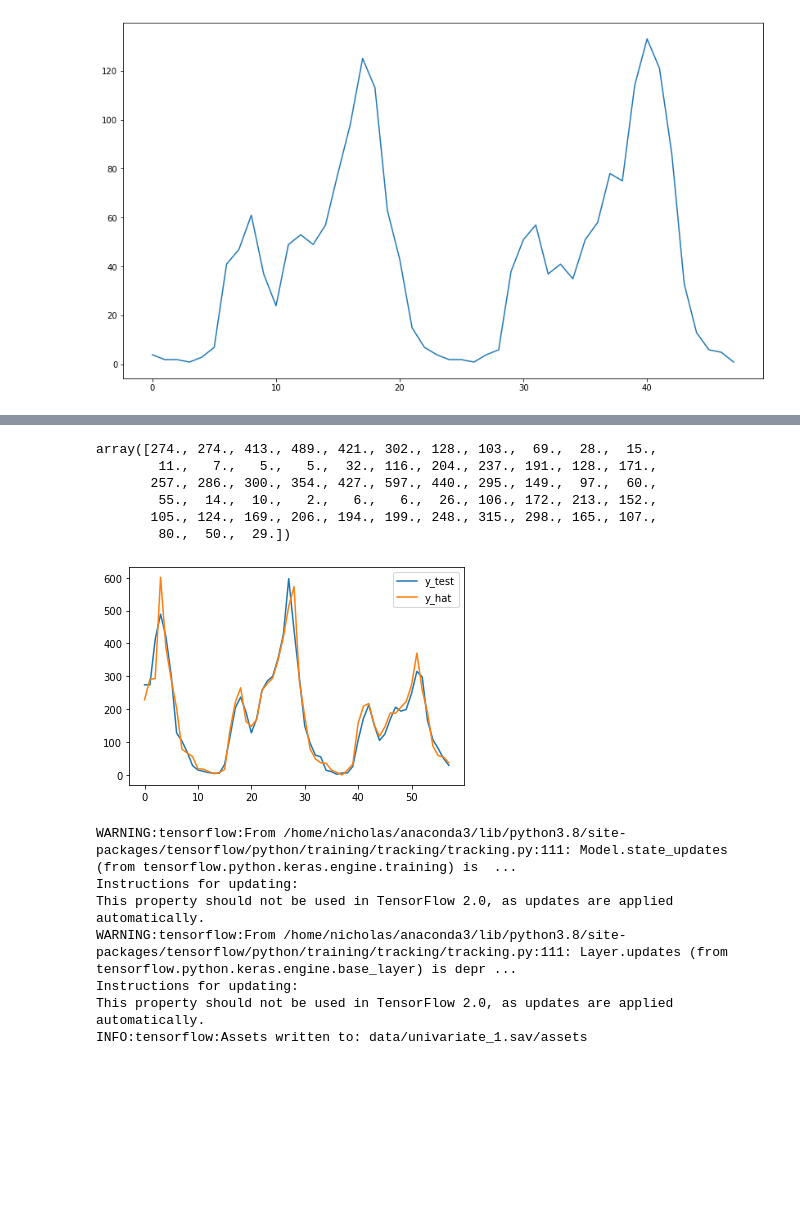
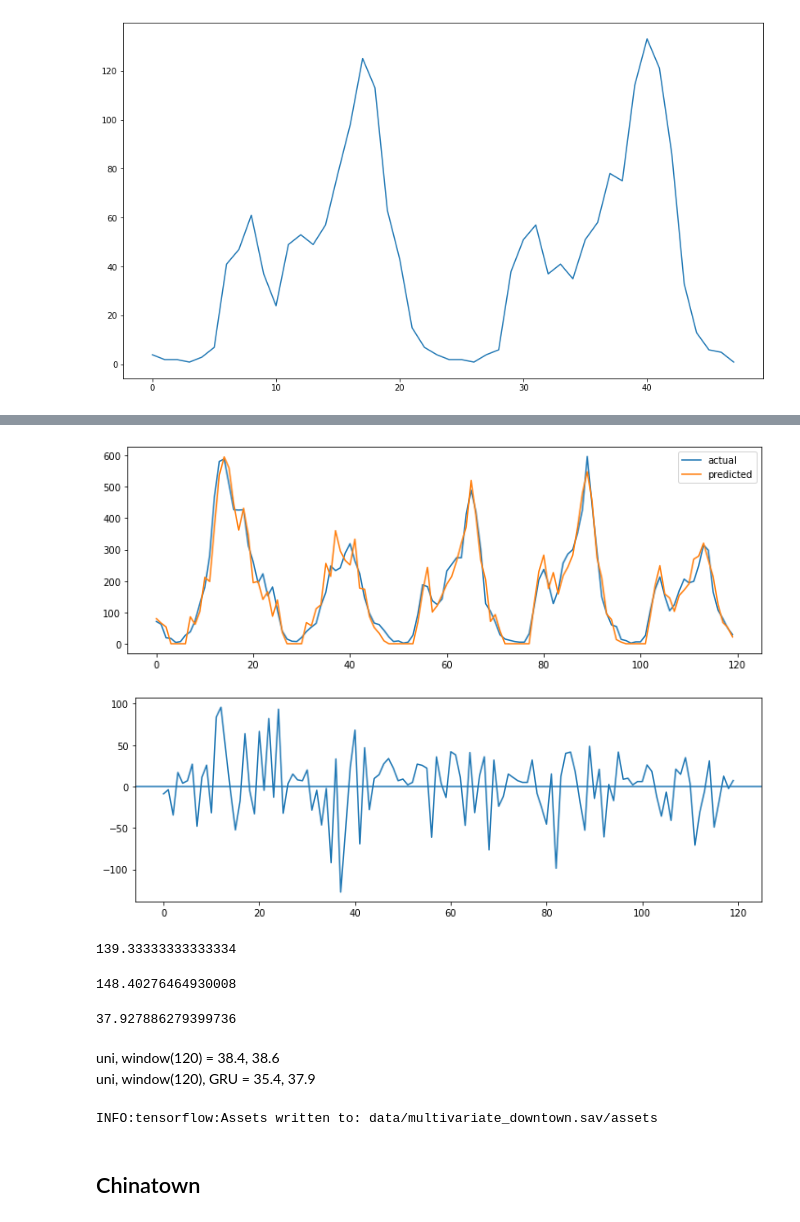
Before and after one commit to nick-kopy/Predicting-Bike-Rental-Station-Traffic, a Jupyter notebook: cap3.ipynb, the cells around one changed output, grey strips where cells are left out. Saved outputs shown, nothing was run; the diff lists cells and outputs as text; code cells hidden in the pictures; blank space fills up the shorter version.

Commit message:
included gru model

```diff
--- a/cap3.ipynb
+++ b/cap3.ipynb
@@ -526,9 +530,9 @@ def split_and_windowize(data, n_prev, fraction_test=0.1):
     return x_train, x_test, y_train, y_test
 # %%
-X_trainw, X_testw, y_trainw, y_testw = split_and_windowize(df_down_1[:, -1], 50, 0.001)
+X_train, X_test, y_train, y_test = split_and_windowize(df_down_1[:, -1], 120, 0.0001, univariate=True)
 
 print('original data shape', df_down_1.shape)
 
-X_trainw.shape, X_testw.shape, y_trainw.shape, y_testw.shape
+X_train.shape, X_test.shape, y_train.shape, y_test.shape
 # %% [output]
 original data shape (8760, 7)
@@ -546,9 +540,10 @@ X_train, X_test, y_train, y_test = tt_split(X, y, test_size=50)
 # %%
-model = tf.keras.Sequential()
-model.add(tf.keras.layers.LSTM(100, return_sequences=False))
-model.add(tf.keras.layers.Dense(1, activation='relu'))
-model.compile(optimizer='rmsprop', loss='mse')
+modeld = tf.keras.Sequential()
+modeld.add(tf.keras.layers.GRU(100, return_sequences=False))
+modeld.add(tf.keras.layers.Dropout(0.3))
+modeld.add(tf.keras.layers.Dense(1, activation='relu'))
+modeld.compile(optimizer='rmsprop', loss='mse')
 # %%
-model.fit(X_trainw, y_trainw, batch_size=16, epochs=50)
+modeld.fit(X_train, y_train, batch_size=16, epochs=50)
 # %% [output]
 Epoch 1/50
@@ -585,7 +582,7 @@ Trainable params: 40,901
 Non-trainable params: 0
 _________________________________________________________________
 # %%
-yhat = model.predict(X_testw)
+yhat = modeld.predict(X_test)
 
-yhat
+yhat.shape
 # %% [output]
@@ -609,31 +590,47 @@ array([[228.71759  ],
-# %%
-y_testw
-# %% [output]
-array([274., 274., 413., 489., 421., 302., 128., 103.,  69.,  28.,  15.,
-        11.,   7.,   5.,   5.,  32., 116., 204., 237., 191., 128., 171.,
-       257., 286., 300., 354., 427., 597., 440., 295., 149.,  97.,  60.,
-        55.,  14.,  10.,   2.,   6.,   6.,  26., 106., 172., 213., 152.,
-       105., 124., 169., 206., 194., 199., 248., 315., 298., 165., 107.,
-        80.,  50.,  29.])
 # %%
-fig, ax = plt.subplots()
+# Graph the holdout actual vs prediction
 
-ax.plot(np.arange(len(y_testw)), y_testw, label='y_test')
-ax.plot(np.arange(len(y_testw)), yhat, label='y_hat')
+fig, ax = plt.subplots(figsize=(12,4))
+
+ax.plot(np.arange(len(y_test)), y_test, label='actual')
+ax.plot(np.arange(len(y_test)), yhat, label='predicted')
 ax.legend();
 # %% [output]
-[figure, old version]
+[figure, new version]
+# %%
+# residuals plot
+
+fig, ax = plt.subplots(figsize=(12,4))
+
+ax.plot(np.arange(len(y_test)), (y_test - yhat.reshape(len(yhat))))
+ax.axhline();
+# %% [output]
+[figure, added]
+# %%
+# RMSE baseline model
+ybase = np.ones(len(y_test)) * X_test[:, 0, -1].mean()
+
+print(X_test[:, 0, -1].mean())
+
+mean_squared_error(y_test, ybase)**0.5
+# %% [output]
+139.33333333333334
+148.40276464930008
+# %%
+# RMSE of this model
+mean_squared_error(y_test, yhat)**0.5
+# %% [output]
+37.927886279399736
+# %% [markdown]
+uni, window(120) =  38.4, 38.6
+uni, window(120), GRU = 35.4, 37.9
 # %%
 # save model
-#model.save('data/univariate_1.sav')
+#model.save('data/multivariate_downtown.sav')
 
 # load model
-model = keras.models.load_model('data/univariate_1.sav')
+#model = tf.keras.models.load_model('data/univariate_downtown.sav')
 # %% [output]
-WARNING:tensorflow:From /home/nicholas/anaconda3/lib/python3.8/site-packages/tensorflow/python/training/tracking/tracking.py:111: Model.state_updates (from tensorflow.python.keras.engine.training) is  ...
-Instructions for updating:
-This property should not be used in TensorFlow 2.0, as updates are applied automatically.
-WARNING:tensorflow:From /home/nicholas/anaconda3/lib/python3.8/site-packages/tensorflow/python/training/tracking/tracking.py:111: Layer.updates (from tensorflow.python.keras.engine.base_layer) is depr ...
-Instructions for updating:
-This property should not be used in TensorFlow 2.0, as updates are applied automatically.
-INFO:tensorflow:Assets written to: data/univariate_1.sav/assets
+INFO:tensorflow:Assets written to: data/multivariate_downtown.sav/assets
+# %% [markdown]
+## Chinatown
```
Also changed, not shown: parts of 33 cells of this notebook, 9 other files.
